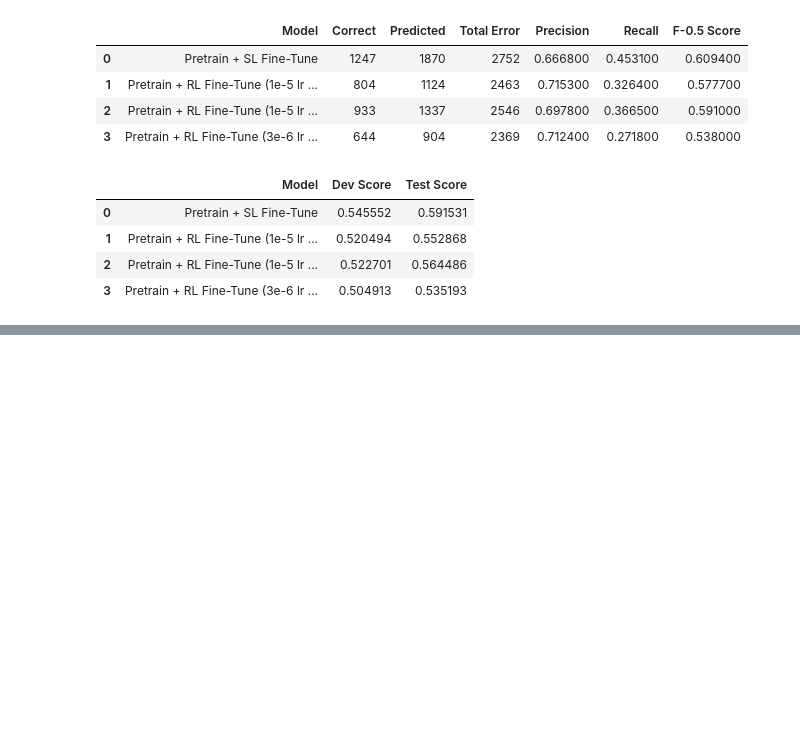
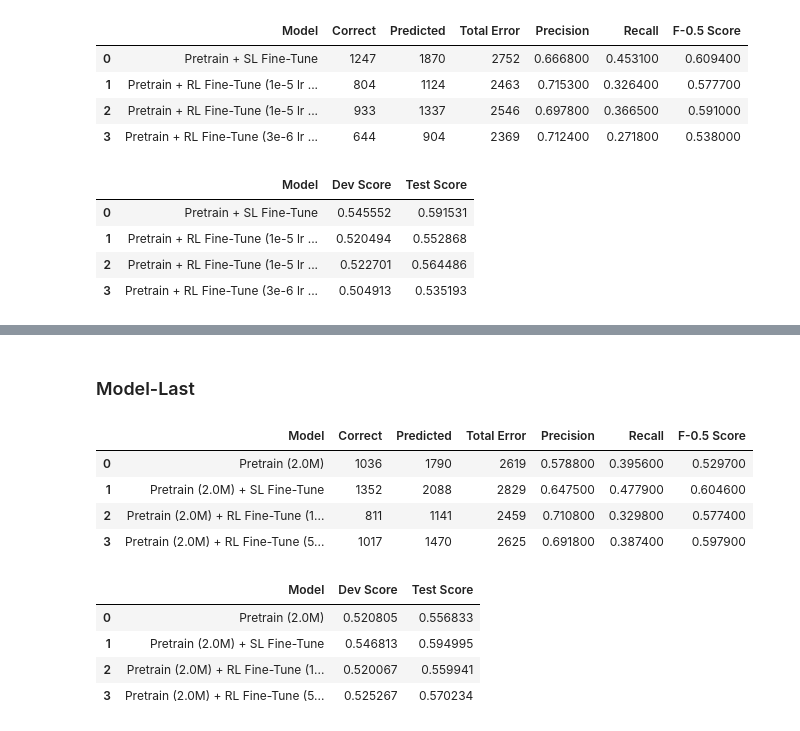
Before and after one commit to RajK853/DRL-GEC, a Jupyter notebook: notebooks/Generate_Score_Report.ipynb, the cells around one changed output, grey strips where cells are left out. Saved outputs shown, nothing was run; the diff lists cells and outputs as text; code cells hidden in the pictures; blank space fills up the shorter version.

```diff
--- a/notebooks/Generate_Score_Report.ipynb
+++ b/notebooks/Generate_Score_Report.ipynb
@@ -390,0 +431,23 @@ jfleg_df = gen_jfleg_report(model_dict)
+# %% [markdown]
+### Model-Last
+# %%
+model_dict = {
+    "Pretrain (2.0M)": (os.path.abspath("sl_logs/pretrain_synthetic_31:10:2022_19:25/"), "model-best"),
+    "Pretrain (2.0M) + SL Fine-Tune": (os.path.abspath("sl_logs/finetune_wi+locness_02:11:2022_23:06/"), "model-best"),
+    "Pretrain (2.0M) + RL Fine-Tune (100k)": (os.path.abspath("pg_logs_new/finetune_rl_12_11_2022_15:44/"), "model-last"),
+    "Pretrain (2.0M) + RL Fine-Tune (500k)": (os.path.abspath("pg_logs/finetune_rl_12_11_2022_11:40/"), "model-last"),
+}
+
+conll_df = gen_conll_report(model_dict)
+jfleg_df = gen_jfleg_report(model_dict)
+# %% [output]
+|  | Model | Correct | Predicted | Total Error | Precision | Recall | F-0.5 Score |
+| 0 | Pretrain (2.0M) | 1036 | 1790 | 2619 | 0.578800 | 0.395600 | 0.529700 |
+| 1 | Pretrain (2.0M) + SL Fine-Tune | 1352 | 2088 | 2829 | 0.647500 | 0.477900 | 0.604600 |
+| 2 | Pretrain (2.0M) + RL Fine-Tune (1... | 811 | 1141 | 2459 | 0.710800 | 0.329800 | 0.577400 |
+| 3 | Pretrain (2.0M) + RL Fine-Tune (5... | 1017 | 1470 | 2625 | 0.691800 | 0.387400 | 0.597900 |
+|  | Model | Dev Score | Test Score |
+| 0 | Pretrain (2.0M) | 0.520805 | 0.556833 |
+| 1 | Pretrain (2.0M) + SL Fine-Tune | 0.546813 | 0.594995 |
+| 2 | Pretrain (2.0M) + RL Fine-Tune (1... | 0.520067 | 0.559941 |
+| 3 | Pretrain (2.0M) + RL Fine-Tune (5... | 0.525267 | 0.570234 |
```
Also changed, not shown: parts of 16 cells of this notebook, 2 other files.
